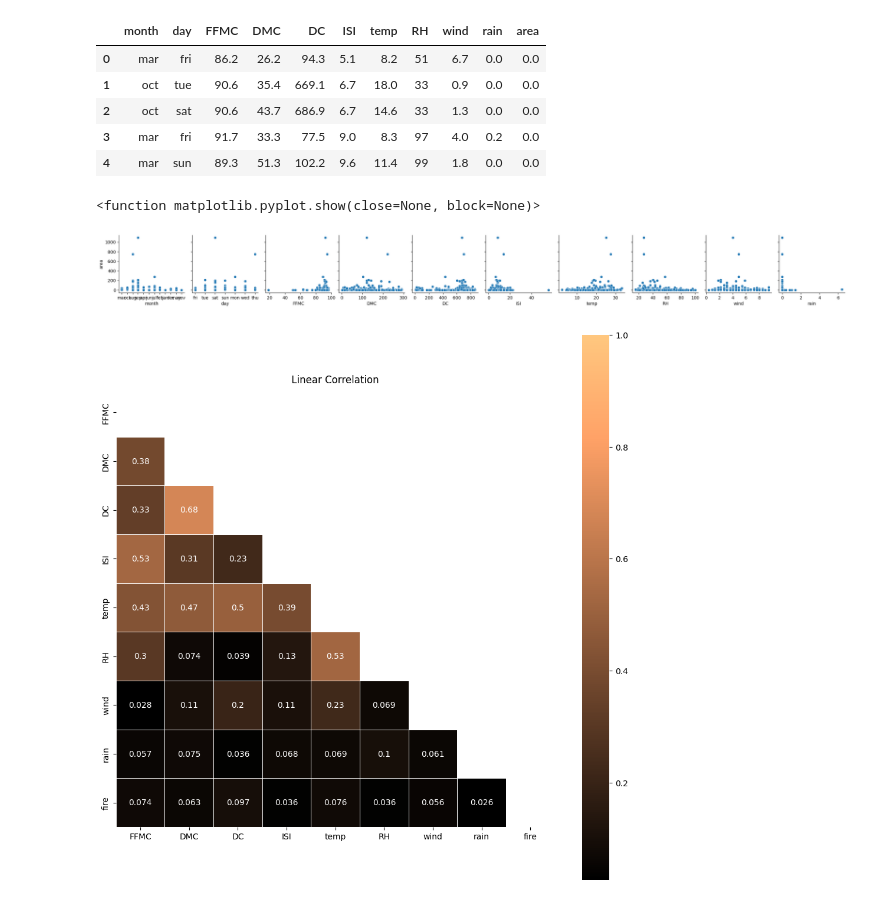
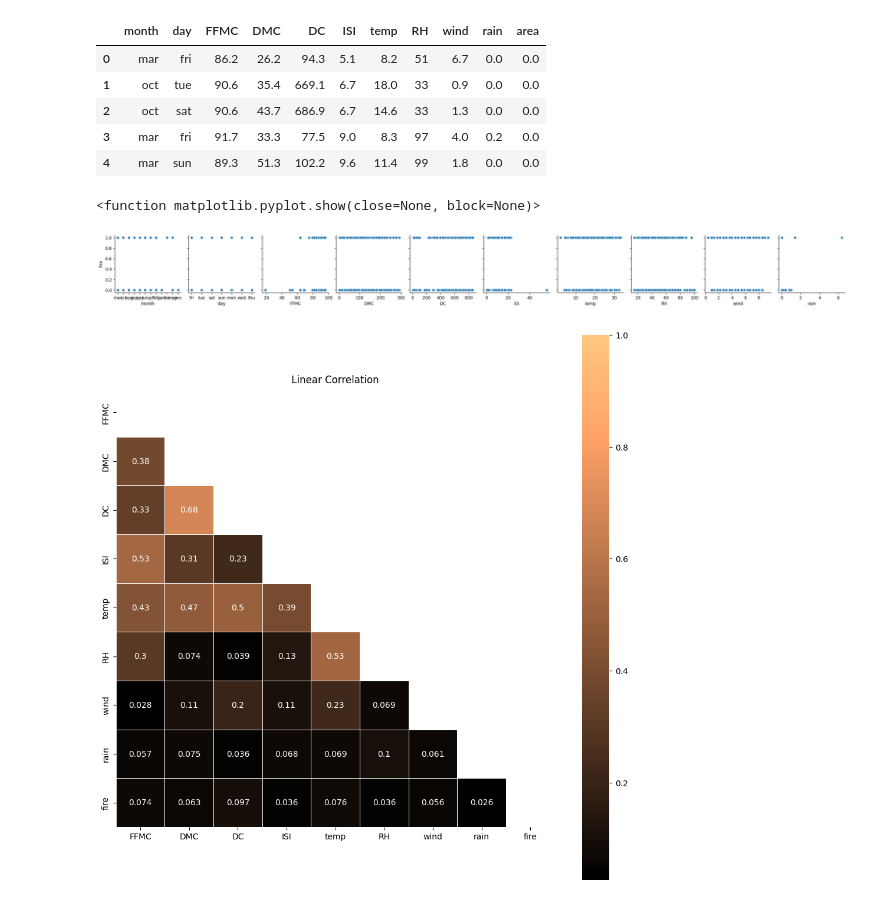
Before and after one commit to JujuGnirt/ML-firesforest, a Jupyter notebook: notebooks/Expl-data.ipynb, the cells around one changed output. Saved outputs shown, nothing was run; the diff lists cells and outputs as text; code cells hidden in the pictures.

```diff
--- a/notebooks/Expl-data.ipynb
+++ b/notebooks/Expl-data.ipynb
@@ -44,15 +44,15 @@ fire = fire.drop(columns =["area"])
 # %%
 #FFMC : Fine fuel Moisture Code (easy ingnition if high)
 #DMC : Duff Moisture code (persisten burning)
 #DC : Drought code (long burning fires)
 #ISI : Initial Spread Index (rapid spread if high)
 import seaborn as sns
 
-sns.pairplot(fire, y_vars=['area'], x_vars=fire.columns[:-1], kind='scatter');
+sns.pairplot(fire, y_vars=['fire'], x_vars=fire.columns[:-1], kind='scatter');
 plt.show
 # %% [output]
 <function matplotlib.pyplot.show(close=None, block=None)>
-[figure, old version]
+[figure, new version]
 # %%
 heatmap_df = fire.drop(columns = ["month", "day"])
 # %%
```
Also changed, not shown: parts of 11 cells of this notebook, 1 other file.
